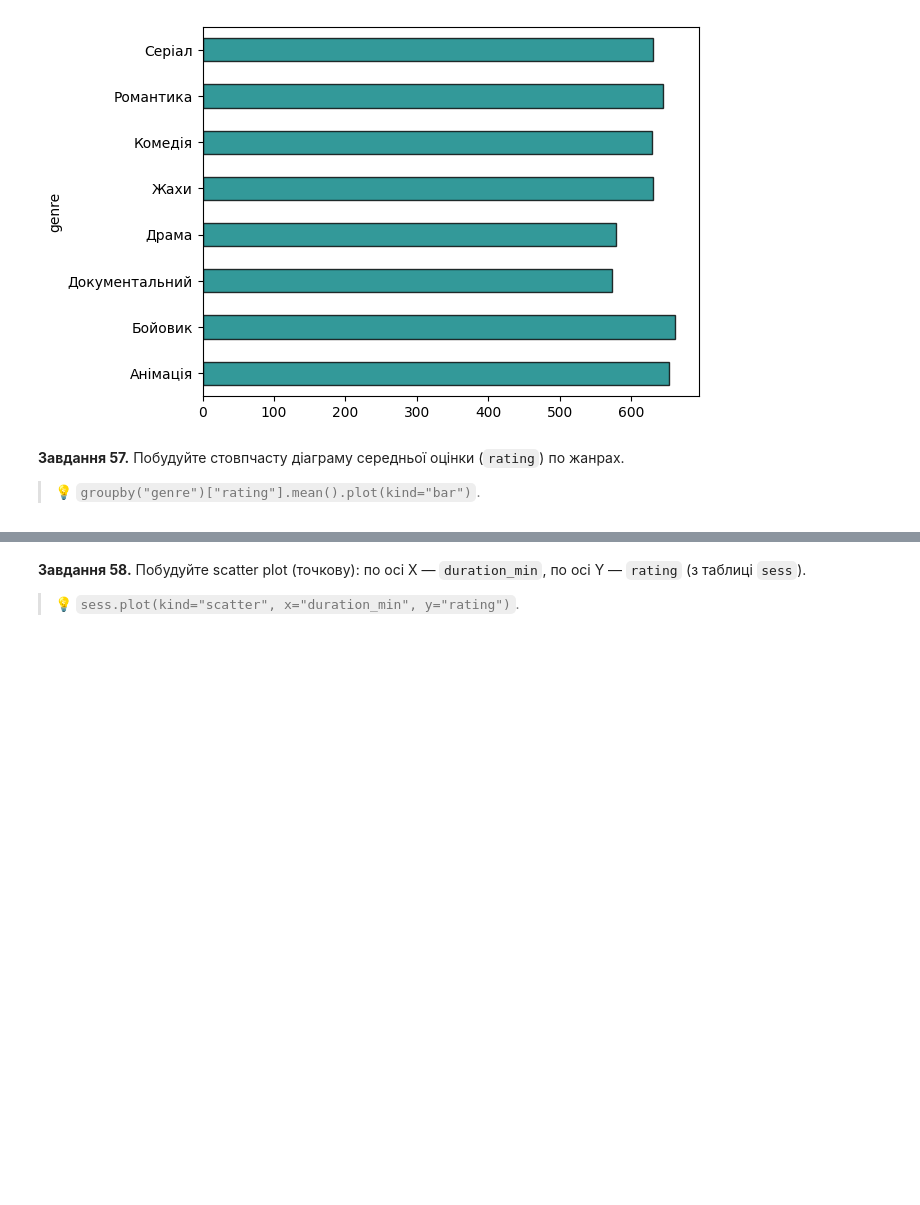
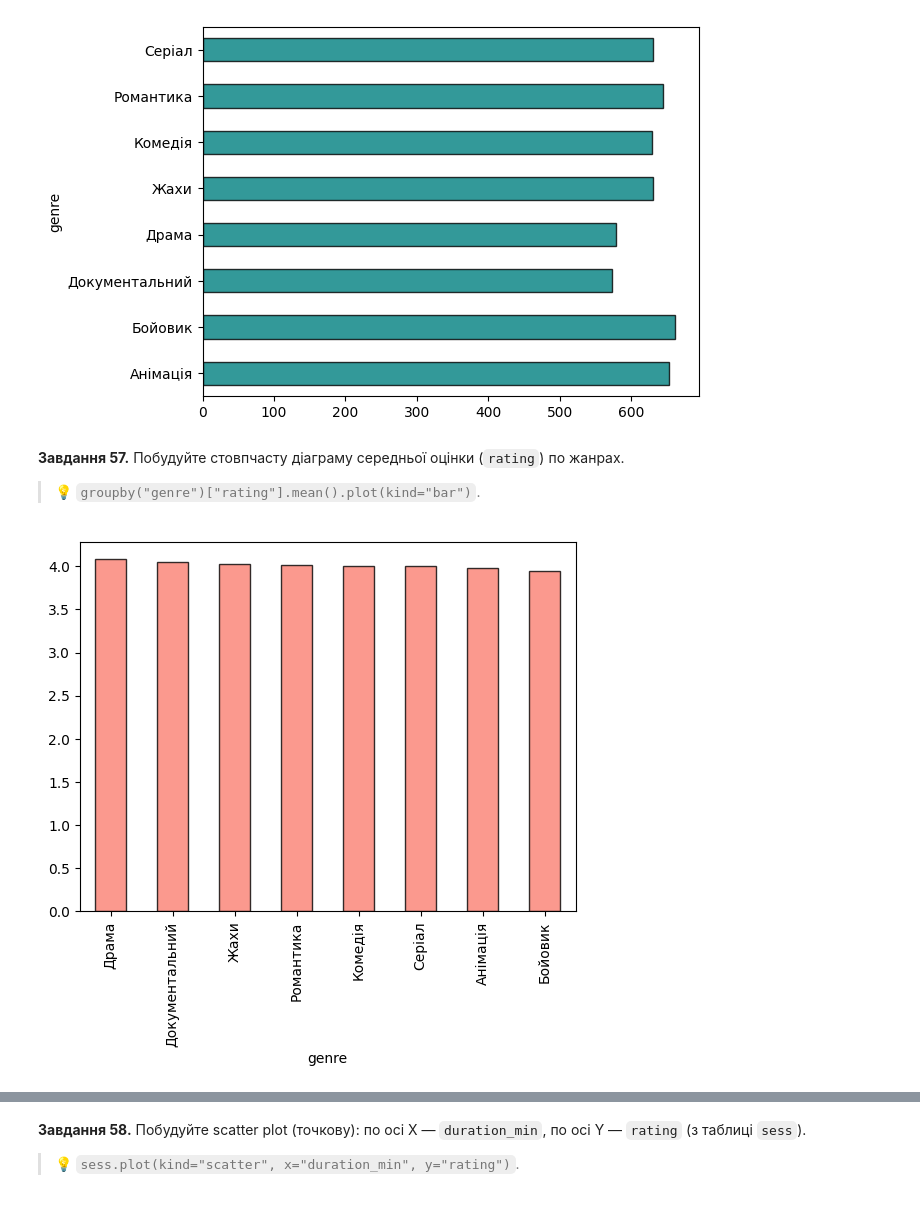
Before and after one commit to NatalieAleksandrova2026/DTA_2026, a Jupyter notebook: Homework/pandas_viz_practice.ipynb, the cells around one changed output, grey strips where cells are left out. Saved outputs shown, nothing was run; the diff lists cells and outputs as text; code cells hidden in the pictures; blank space fills up the shorter version.

```diff
--- a/Homework/pandas_viz_practice.ipynb
+++ b/Homework/pandas_viz_practice.ipynb
@@ -1093,0 +1092,7 @@ plt.show()
+# %%
+# Завдання 57:
+genre_rating = sess.groupby("genre")["rating"].mean().sort_values(ascending=False)
+genre_rating.plot(kind="bar", color="salmon", edgecolor="black", alpha=0.8)
+plt.show()
+# %% [output]
+[figure, added]
```
Also changed, not shown: parts of 7 cells of this notebook.
